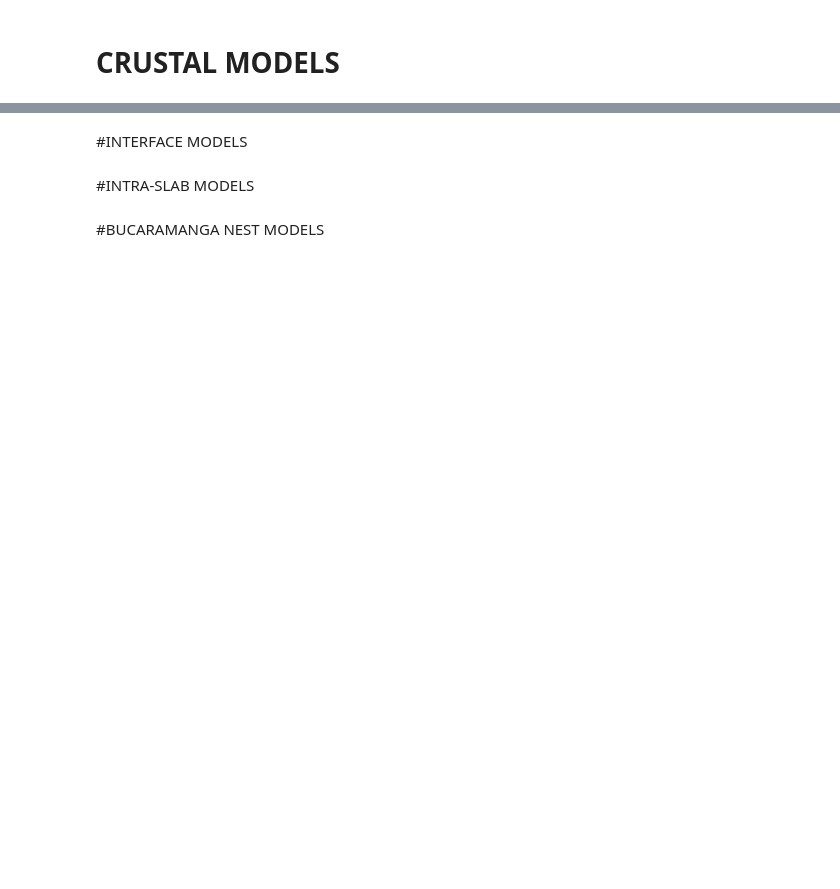
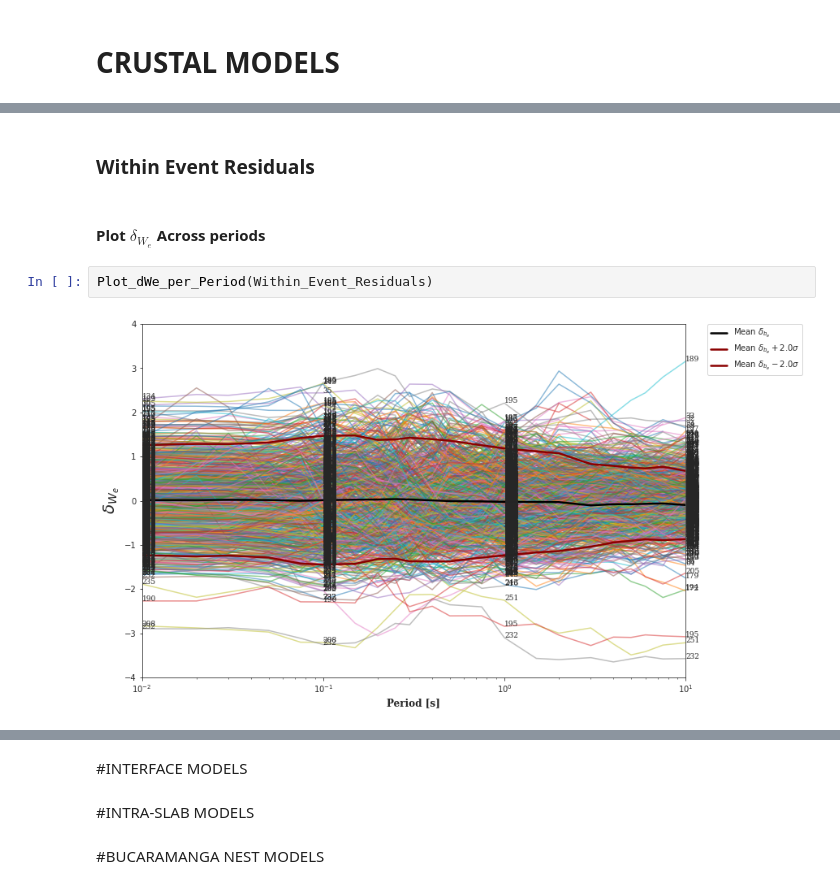
Before and after one commit to capajaro/GMMs-for-Colombia, a Jupyter notebook: Base_Control.ipynb, the cells around one changed output, grey strips where cells are left out. Saved outputs shown, nothing was run; the diff lists cells and outputs as text; blank space fills up the shorter version.

```diff
--- a/Base_Control.ipynb
+++ b/Base_Control.ipynb
@@ -823,0 +1467,8 @@ def Reg_Calculations_Crustal(Ambiente, coeftoestimate ,cwd, Periodos_estaciones,
+# %% [markdown]
+### Within Event Residuals
+# %% [markdown]
+#### Plot $\delta_{W_{e}}$ Across periods
+# %%
+Plot_dWe_per_Period(Within_Event_Residuals)
+# %% [output]
+[figure, added]
```
Also changed, not shown: parts of 69 cells of this notebook.
